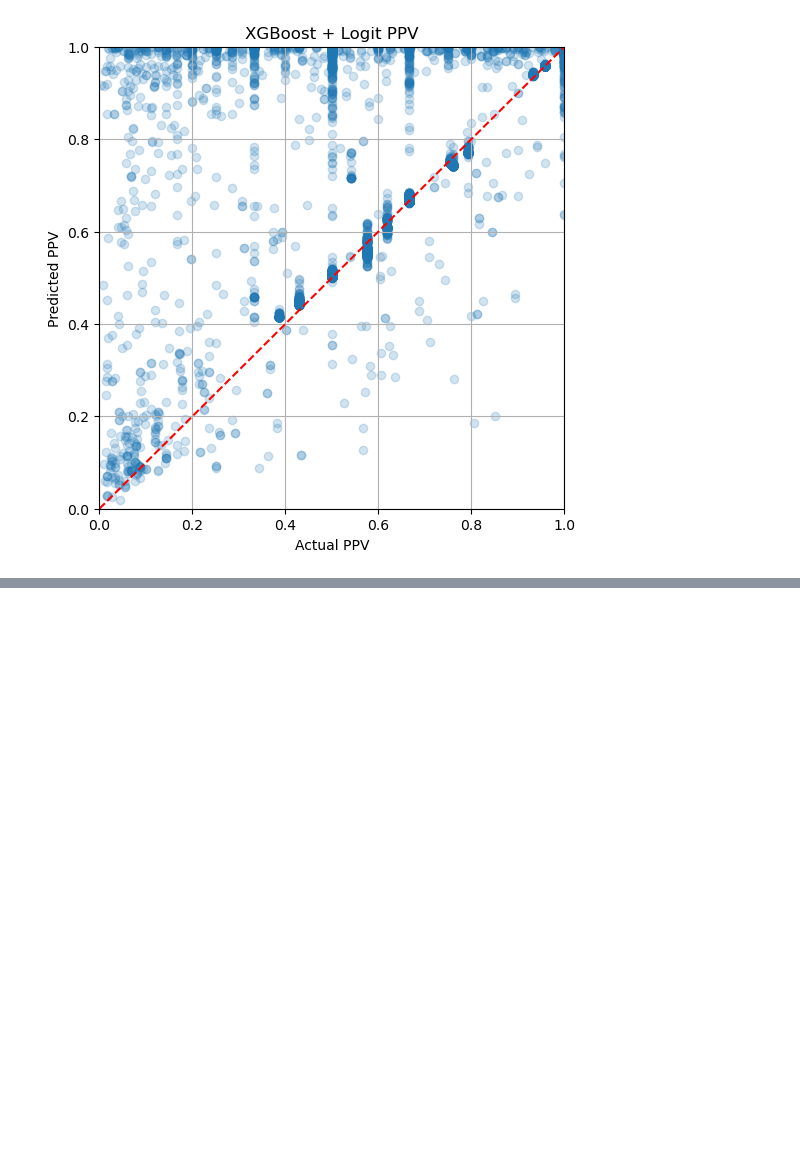
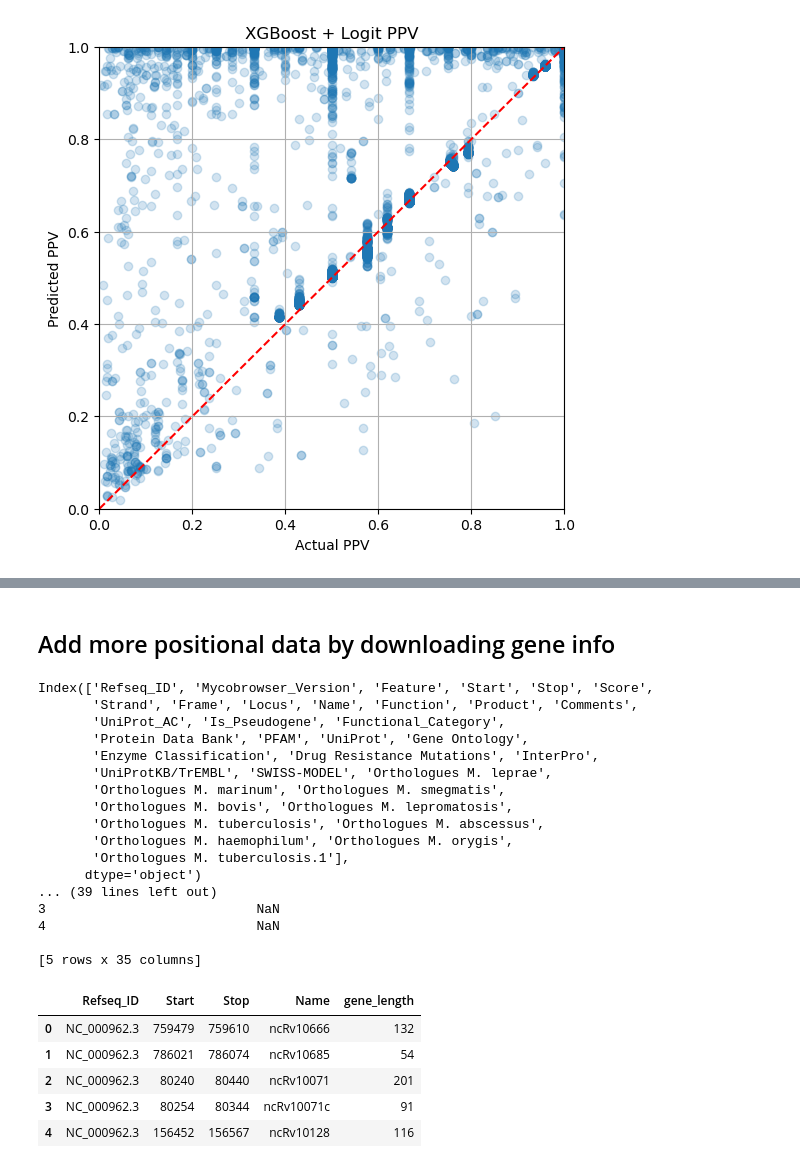
Before and after one commit to ibonomi-MSSE/277B-Final-Project, a Jupyter notebook: model_exploration_genomicPositions_PPV_mutation.ipynb, the cells around one changed output, grey strips where cells are left out. Cells and saved outputs as stored; diff of their text form; code cells hidden in the pictures; blank space fills up the shorter version.

```diff
--- a/model_exploration_genomicPositions_PPV_mutation.ipynb
+++ b/model_exploration_genomicPositions_PPV_mutation.ipynb
@@ -789,0 +908,34 @@ plt.show()
+# %% [markdown]
+## Add more positional data by downloading gene info
+# %%
+myco = pd.read_csv("Mycobacterium_tuberculosis_H37Rv_txt_v5.txt", sep="\t")
+myco.columns = myco.columns.str.strip() # strip column names of whitespace
+print(myco.columns)
+print(myco.head())
+myco['gene_length'] = myco['Stop'] - myco['Start'] + 1
+myco_subset = myco[['Refseq_ID', 'Start', 'Stop', 'Name','gene_length']].copy()
+myco_subset.head()
+# %% [output]
+Index(['Refseq_ID', 'Mycobrowser_Version', 'Feature', 'Start', 'Stop', 'Score',
+       'Strand', 'Frame', 'Locus', 'Name', 'Function', 'Product', 'Comments',
+       'UniProt_AC', 'Is_Pseudogene', 'Functional_Category',
+       'Protein Data Bank', 'PFAM', 'UniProt', 'Gene Ontology',
+       'Enzyme Classification', 'Drug Resistance Mutations', 'InterPro',
+       'UniProtKB/TrEMBL', 'SWISS-MODEL', 'Orthologues M. leprae',
+       'Orthologues M. marinum', 'Orthologues M. smegmatis',
+       'Orthologues M. bovis', 'Orthologues M. lepromatosis',
+       'Orthologues M. tuberculosis', 'Orthologues M. abscessus',
+       'Orthologues M. haemophilum', 'Orthologues M. orygis',
+       'Orthologues M. tuberculosis.1'],
+      dtype='object')
+... (39 lines left out)
+3                           NaN
+4                           NaN
+
+[5 rows x 35 columns]
+|  | Refseq_ID | Start | Stop | Name | gene_length |
+| 0 | NC_000962.3 | 759479 | 759610 | ncRv10666 | 132 |
+| 1 | NC_000962.3 | 786021 | 786074 | ncRv10685 | 54 |
+| 2 | NC_000962.3 | 80240 | 80440 | ncRv10071 | 201 |
+| 3 | NC_000962.3 | 80254 | 80344 | ncRv10071c | 91 |
+| 4 | NC_000962.3 | 156452 | 156567 | ncRv10128 | 116 |
```
Also changed, not shown: parts of 17 cells of this notebook, 1 other file.
